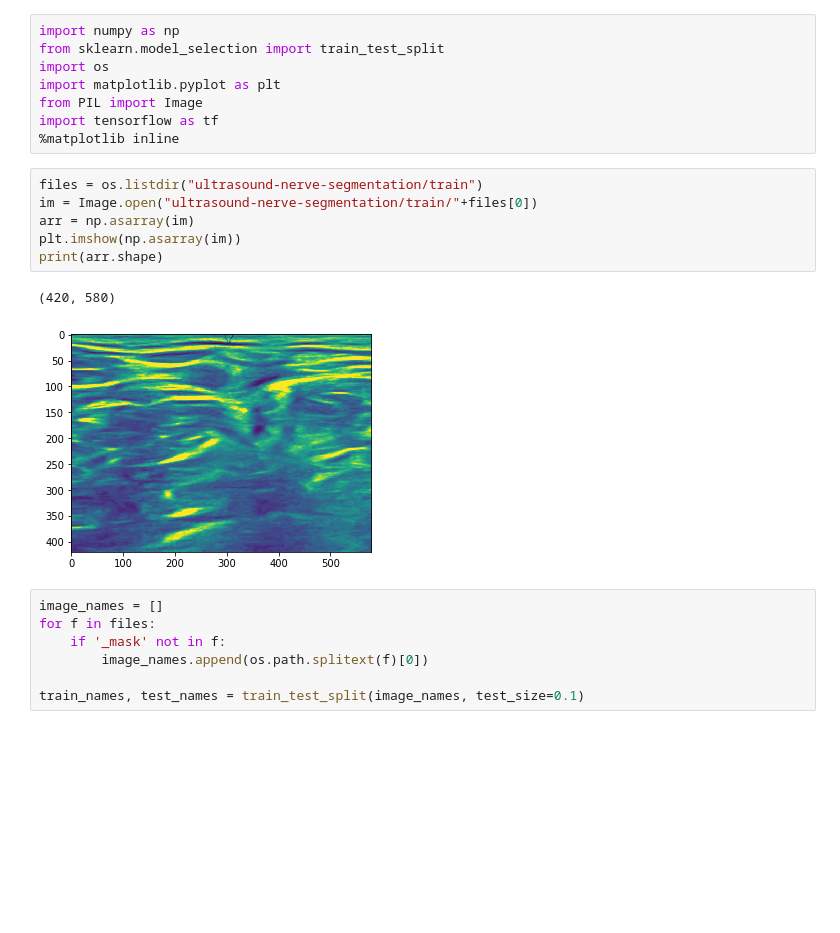
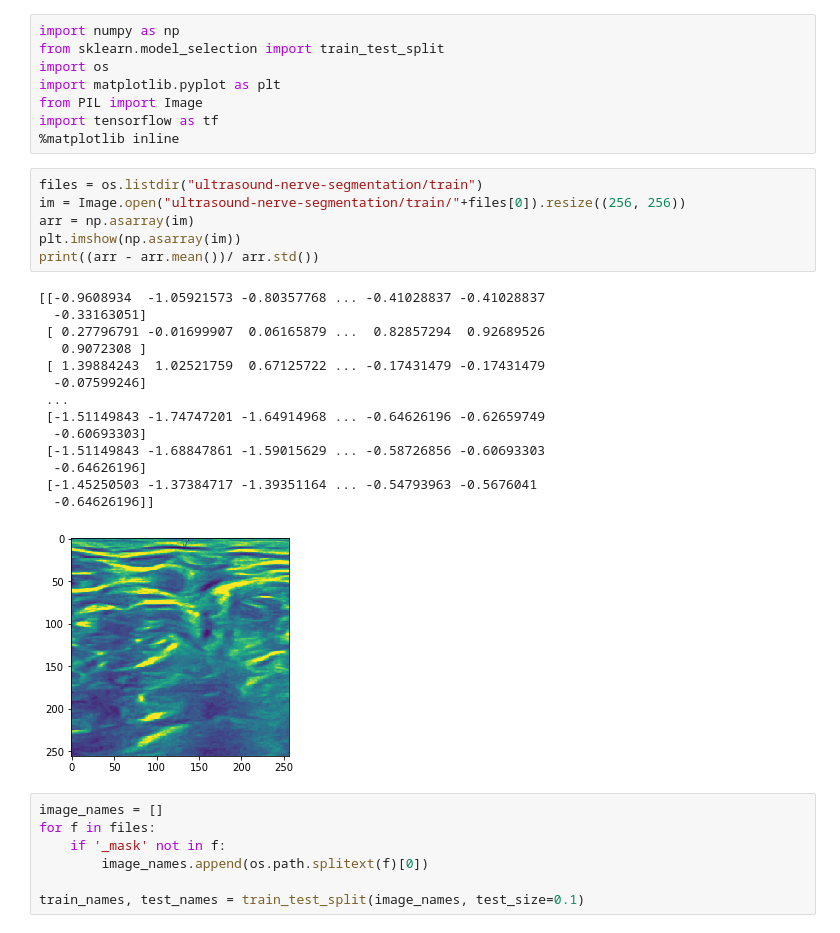
Before and after one commit to alexromano/nerve-segmentation, a Jupyter notebook: Nerve Segmentation.ipynb, the cells around one changed output. Saved outputs shown, nothing was run; the diff lists cells and outputs as text; blank space fills up the shorter version.

```diff
--- a/Nerve Segmentation.ipynb
+++ b/Nerve Segmentation.ipynb
@@ -8,13 +8,25 @@ import tensorflow as tf
 %matplotlib inline
 # %%
 files = os.listdir("ultrasound-nerve-segmentation/train")
-im = Image.open("ultrasound-nerve-segmentation/train/"+files[0])
+im = Image.open("ultrasound-nerve-segmentation/train/"+files[0]).resize((256, 256))
 arr = np.asarray(im)
 plt.imshow(np.asarray(im))
-print(arr.shape)
+print((arr - arr.mean())/ arr.std())
 # %% [output]
-(420, 580)
+[[-0.9608934  -1.05921573 -0.80357768 ... -0.41028837 -0.41028837
+  -0.33163051]
+ [ 0.27796791 -0.01699907  0.06165879 ...  0.82857294  0.92689526
+   0.9072308 ]
+ [ 1.39884243  1.02521759  0.67125722 ... -0.17431479 -0.17431479
+  -0.07599246]
+ ...
+ [-1.51149843 -1.74747201 -1.64914968 ... -0.64626196 -0.62659749
+  -0.60693303]
+ [-1.51149843 -1.68847861 -1.59015629 ... -0.58726856 -0.60693303
+  -0.64626196]
+ [-1.45250503 -1.37384717 -1.39351164 ... -0.54793963 -0.5676041
+  -0.64626196]]
-[figure, old version]
+[figure, new version]
 # %%
 image_names = []
 for f in files:
```
Also changed, not shown: parts of 4 cells of this notebook.
